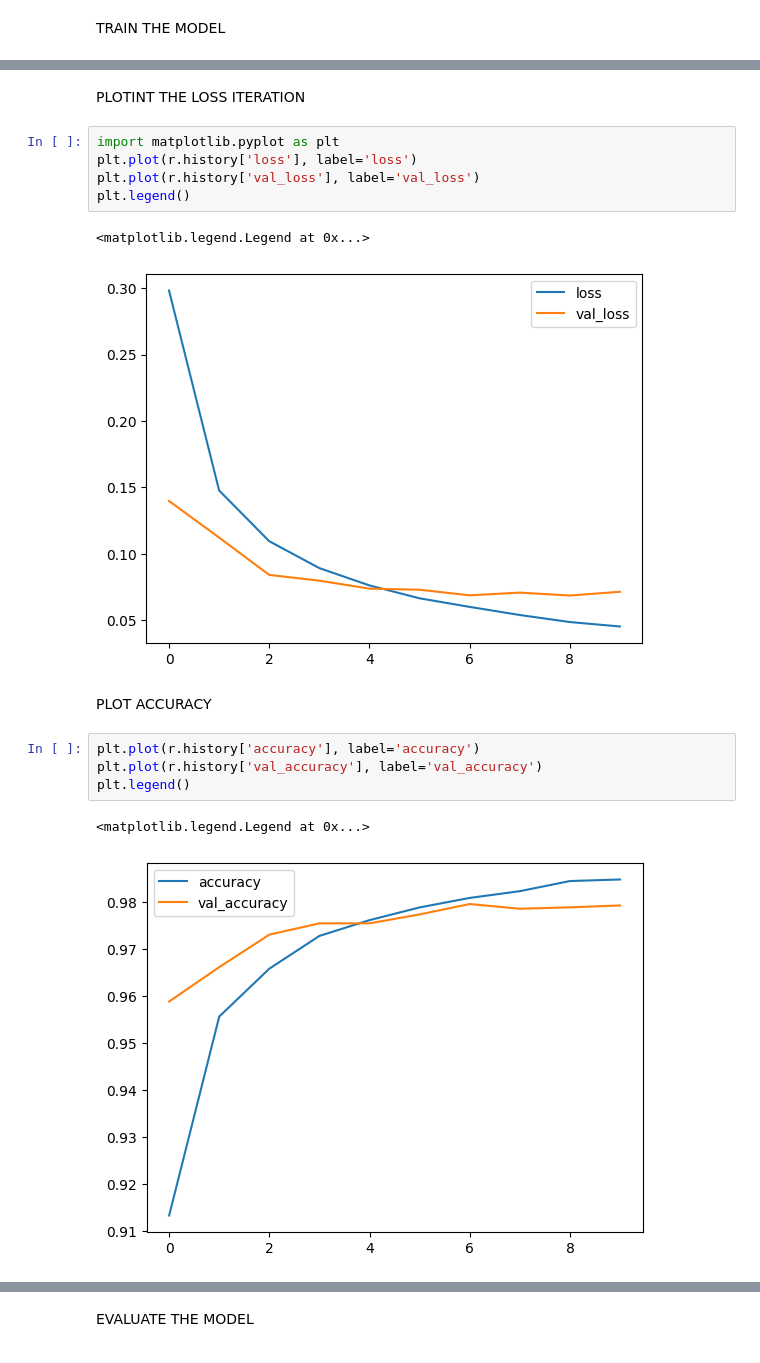
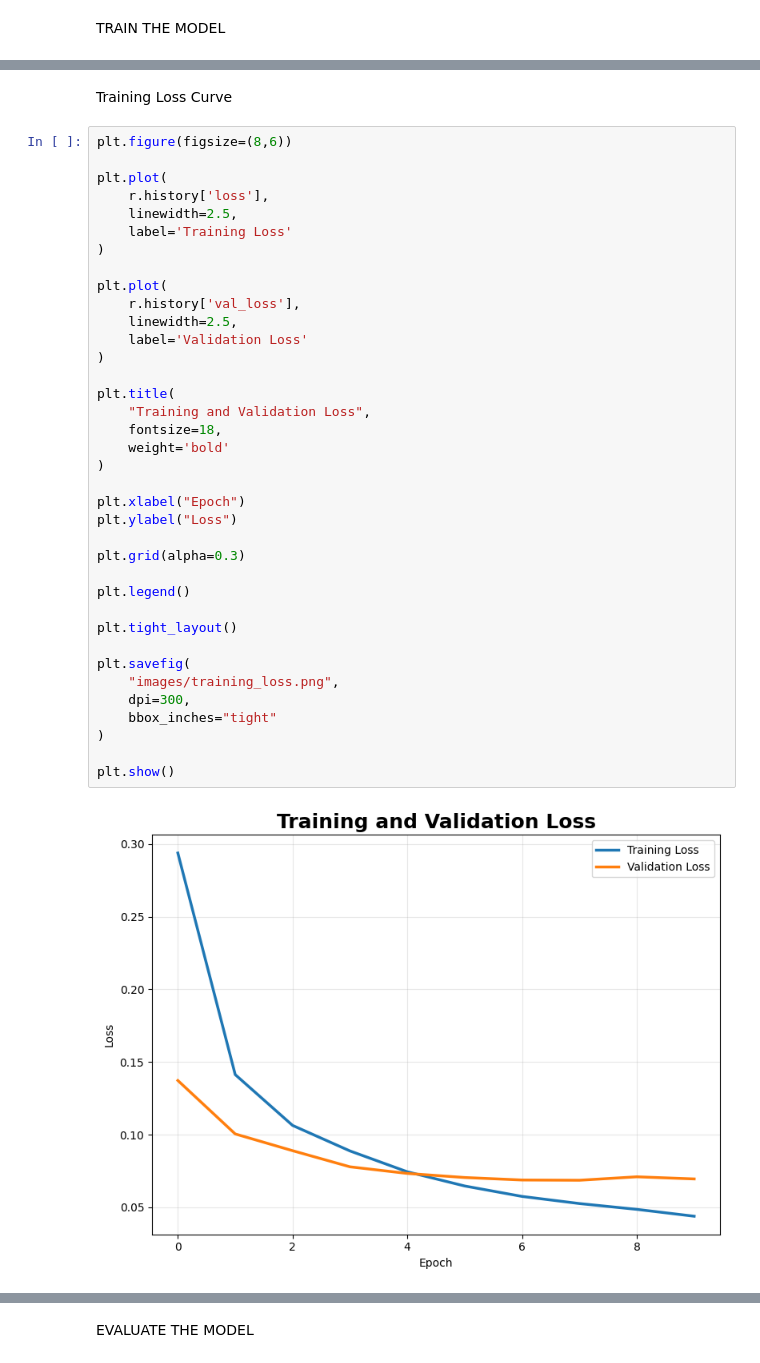
Before and after one commit to pyscar/Machine-Learning-Portfolio, a Jupyter notebook: 03_ANN_MNIST/ANN_MNIST.ipynb, the cells around one changed output, grey strips where cells are left out. Saved outputs shown, nothing was run; the diff lists cells and outputs as text.

```diff
--- a/03_ANN_MNIST/ANN_MNIST.ipynb
+++ b/03_ANN_MNIST/ANN_MNIST.ipynb
@@ -59,19 +134,41 @@ Epoch 10/10
-# %% [markdown]
-PLOTINT THE LOSS ITERATION
-# %%
-import matplotlib.pyplot as plt
-plt.plot(r.history['loss'], label='loss')
-plt.plot(r.history['val_loss'], label='val_loss')
-plt.legend()
-# %% [output]
-<matplotlib.legend.Legend at 0x...>
-[figure, removed]
-# %% [markdown]
-  PLOT ACCURACY
-# %%
-plt.plot(r.history['accuracy'], label='accuracy')
-plt.plot(r.history['val_accuracy'], label='val_accuracy')
-plt.legend()
-# %% [output]
-<matplotlib.legend.Legend at 0x...>
-[figure, removed]
+# %% [markdown]
+Training Loss Curve
+# %%
+plt.figure(figsize=(8,6))
+
+plt.plot(
+    r.history['loss'],
+    linewidth=2.5,
+    label='Training Loss'
+)
+
+plt.plot(
+    r.history['val_loss'],
+    linewidth=2.5,
+    label='Validation Loss'
+)
+
+plt.title(
+    "Training and Validation Loss",
+    fontsize=18,
+    weight='bold'
+)
+
+plt.xlabel("Epoch")
+plt.ylabel("Loss")
+
+plt.grid(alpha=0.3)
+
+plt.legend()
+
+plt.tight_layout()
+
+plt.savefig(
+    "images/training_loss.png",
+    dpi=300,
+    bbox_inches="tight"
+)
+
+plt.show()
+# %% [output]
+[figure, added]
```
Also changed, not shown: parts of 31 cells of this notebook, 16 other files.
